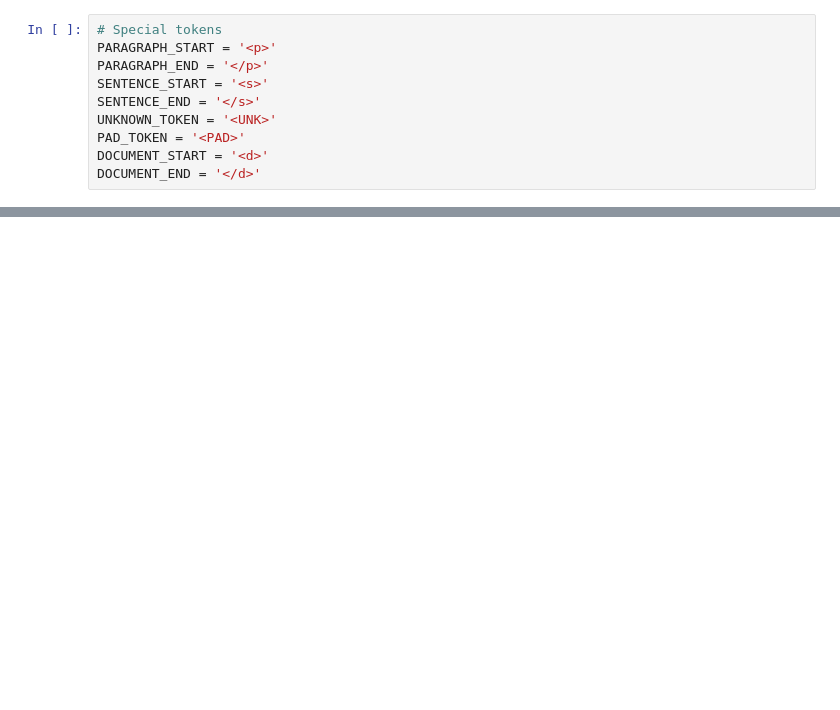
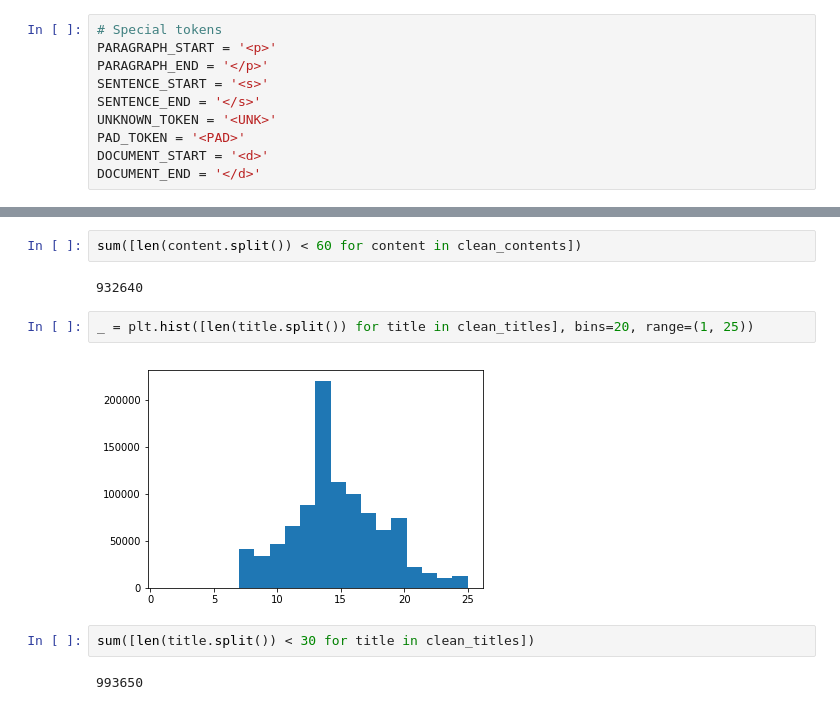
Before and after one commit to varenick/models, a Jupyter notebook: textsum/newsir_prepare.ipynb, the cells around one changed output, grey strips where cells are left out. Saved outputs shown, nothing was run; the diff lists cells and outputs as text; blank space fills up the shorter version.

```diff
--- a/textsum/newsir_prepare.ipynb
+++ b/textsum/newsir_prepare.ipynb
@@ -95,0 +252,12 @@ with open('data/vocab_newsir', 'w') as vocab_file:
+# %%
+sum([len(content.split()) < 60 for content in clean_contents])
+# %% [output]
+932640
+# %%
+_ = plt.hist([len(title.split()) for title in clean_titles], bins=20, range=(1, 25))
+# %% [output]
+[figure, added]
+# %%
+sum([len(title.split()) < 30 for title in clean_titles])
+# %% [output]
+993650
```
Also changed, not shown: parts of 16 cells of this notebook, 14 other files.
